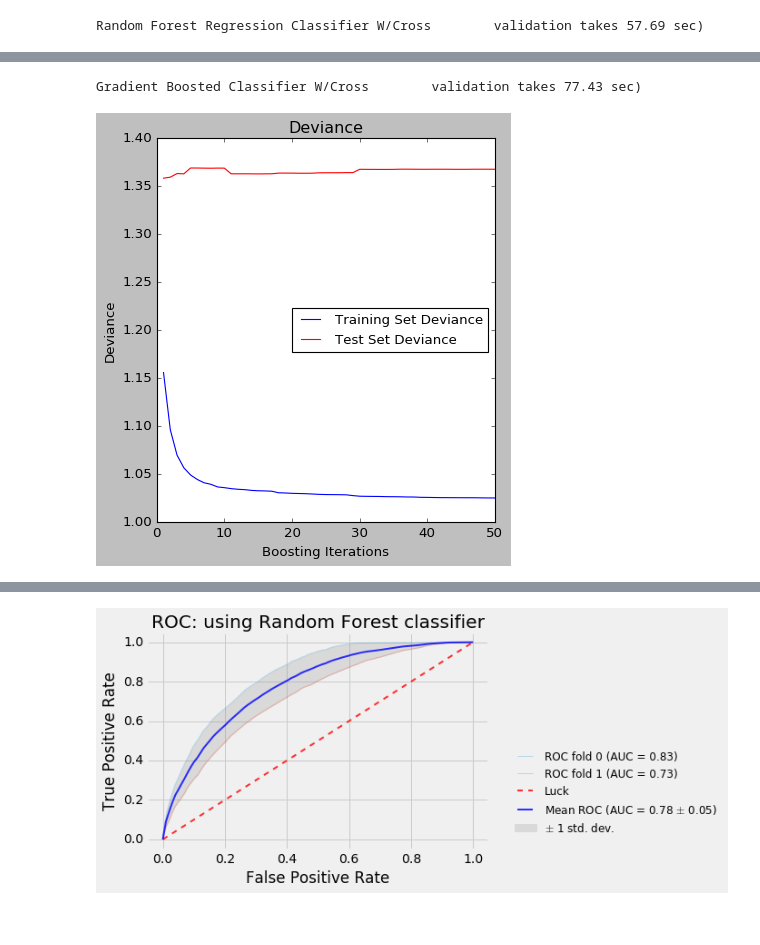
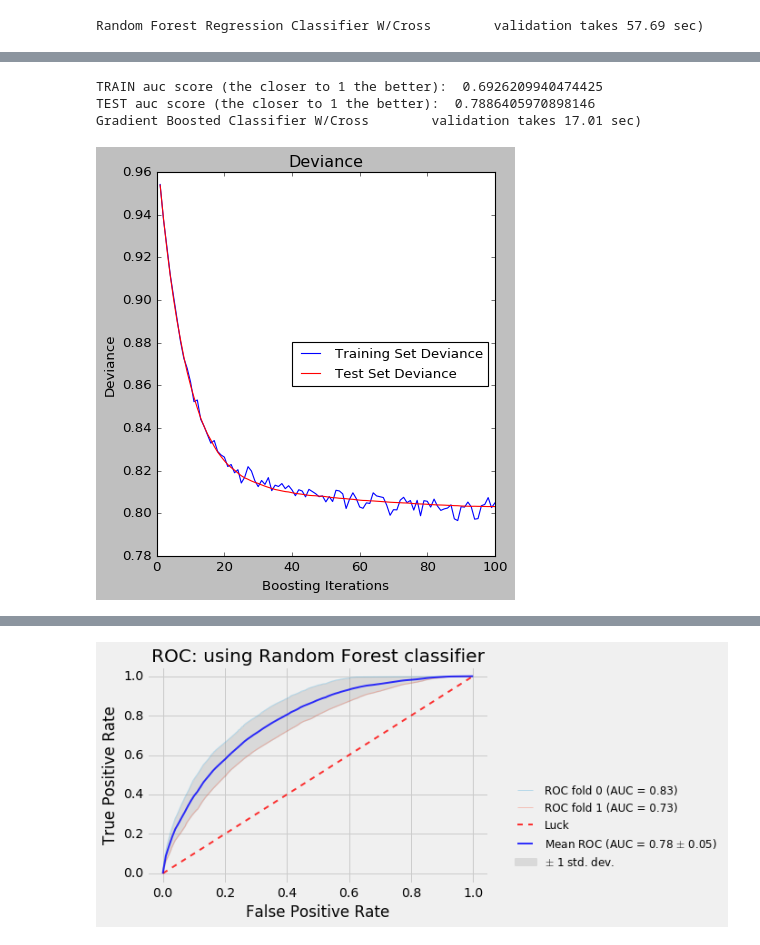
Before and after one commit to billiescodes/mortality_in_ICU, a Jupyter notebook: 02_Model_and_Evaluation.ipynb, the cells around one changed output, grey strips where cells are left out. Saved outputs shown, nothing was run; the diff lists cells and outputs as text; code cells hidden in the pictures.

Commit message:
modified model

```diff
--- a/02_Model_and_Evaluation.ipynb
+++ b/02_Model_and_Evaluation.ipynb
@@ -598,28 +590,42 @@ Several estimator/max_depth levels but classifier error does  not seem to go dow
 # %%
+"""
+   use to tune Gradient boosting parameters
+"""
 start = timeit.default_timer()
-n_estimators=50
-model_gb1 = GradientBoostingClassifier(n_estimators=50,max_depth=10,learning_rate=.5)
+n_estimators=100
+model_gb1 = GradientBoostingClassifier(n_estimators=100, loss='exponential',
+                                       subsample=0.5, min_samples_split = 5,
+                                       max_depth=5, learning_rate=.08)
 model_gb1.fit(X_train, y_train)
+train_pred = model_gb1.predict(X_train)
+y_pred = model_gb1.predict(X_test)
 # #############################################################################
 # Plot training deviance
 plt.style.use('classic')
 # compute test set deviance
 test_score = np.zeros((n_estimators), dtype=np.float64)
 
-for i, y_pred in enumerate(model_gb1.staged_predict(X_test)):
+for i, y_pred in enumerate(model_gb1.staged_decision_function(X_test)): #staged_predict(X_test)):
     test_score[i] = model_gb1.loss_(y_test, y_pred)
 
 plt.figure(figsize=(12, 6))
 plt.subplot(1, 2, 1)
 plt.title('Deviance')
 plt.plot(np.arange(n_estimators) + 1,model_gb1.train_score_, 'b-', label='Training Set Deviance')
 plt.plot(np.arange(n_estimators) + 1, test_score, 'r-', label='Test Set Deviance')
 plt.legend(fontsize=12,loc=5) #bbox_to_anchor=(1.7,0.5) )
 plt.xlabel('Boosting Iterations'); plt.ylabel('Deviance')
 
+FP_rate, TP_rate, thresholds = roc_curve(y_train, train_pred)
+print ("TRAIN auc score (the closer to 1 the better): ", auc(FP_rate, TP_rate))
+FP_rate, TP_rate, thresholds = roc_curve(y_test, y_pred)
+print ("TEST auc score (the closer to 1 the better): ", auc(FP_rate, TP_rate))
+
 elapsed = timeit.default_timer() - start
 print ("Gradient Boosted Classifier W/Cross \
        validation takes {} sec) ".format(round(elapsed,2)) )
 # %% [output]
-Gradient Boosted Classifier W/Cross        validation takes 77.43 sec)
+TRAIN auc score (the closer to 1 the better):  0.6926209940474425
+TEST auc score (the closer to 1 the better):  0.7886405970898146
+Gradient Boosted Classifier W/Cross        validation takes 17.01 sec)
-[figure, old version]
+[figure, new version]
```
Also changed, not shown: parts of 5 cells of this notebook.
